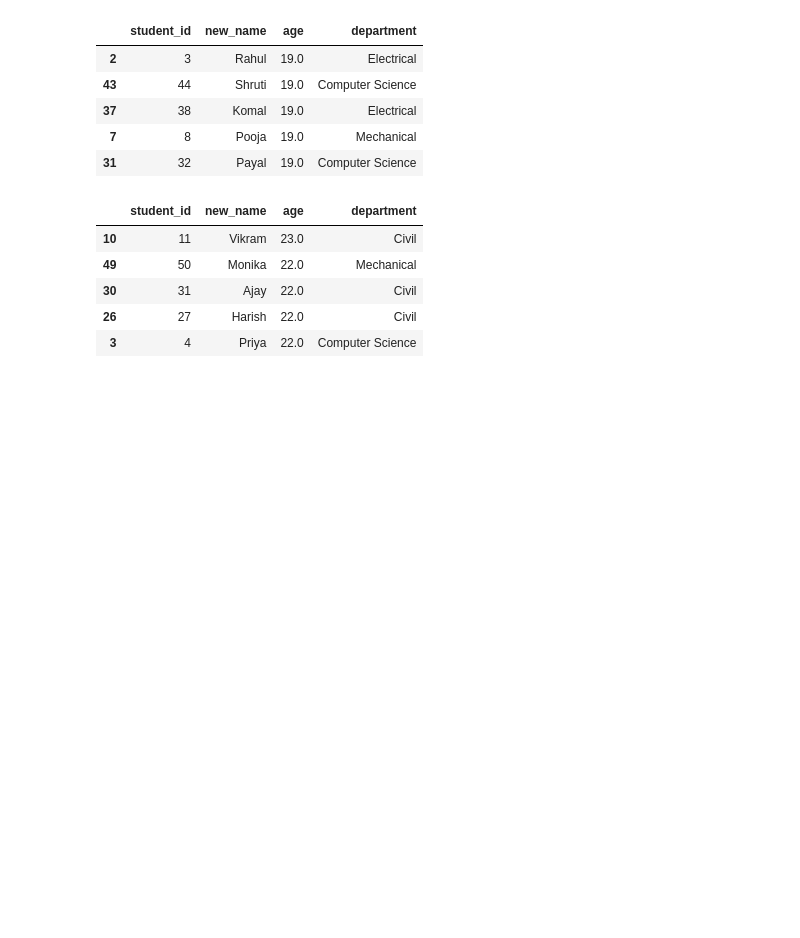
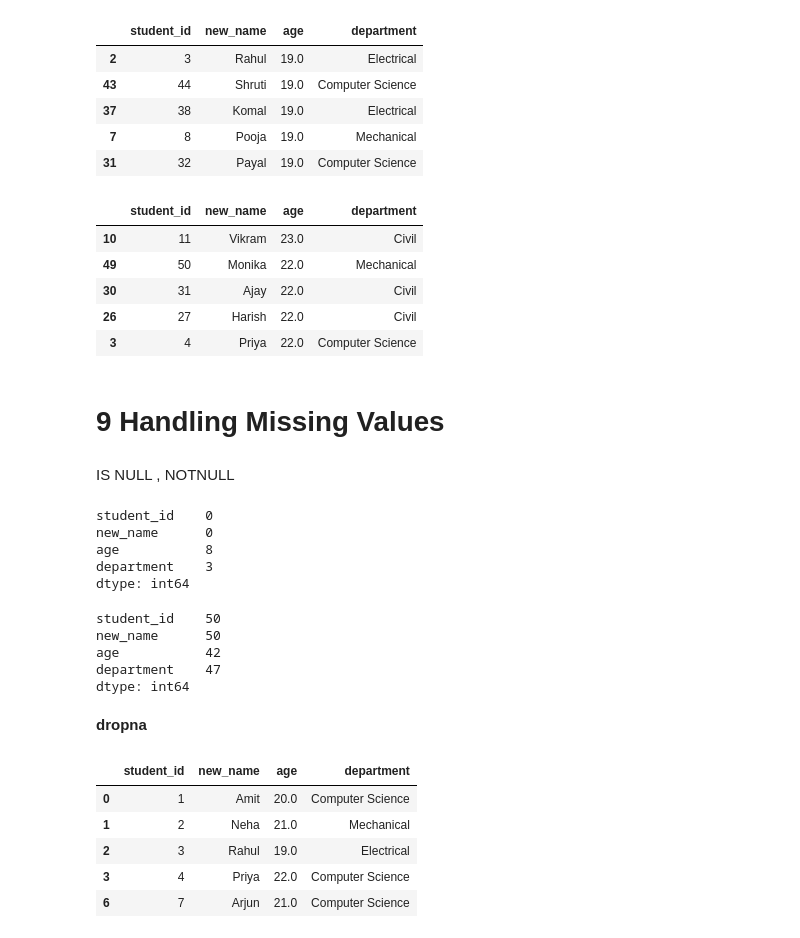
Before and after one commit to layappa/pandas-for-data-analysis, a Jupyter notebook: complete_pandas_operations.ipynb, the cells around one changed output. Drawn from its saved outputs; the diff is of its cells as text; code cells hidden in the pictures; blank space fills up the shorter version.

Commit message:
add handling missing values and data type operations

```diff
--- a/complete_pandas_operations.ipynb
+++ b/complete_pandas_operations.ipynb
@@ -261,3 +261,34 @@ student_data.sort_values("age",ascending=False).head()
 | 30 | 31 | Ajay | 22.0 | Civil |
 | 26 | 27 | Harish | 22.0 | Civil |
 | 3 | 4 | Priya | 22.0 | Computer Science |
+# %% [markdown]
+# 9 Handling Missing Values
+# %% [markdown]
+IS NULL , NOTNULL
+# %%
+student_data.isnull().sum()
+# %% [output]
+student_id    0
+new_name      0
+age           8
+department    3
+dtype: int64
+# %%
+student_data.notnull().sum()
+# %% [output]
+student_id    50
+new_name      50
+age           42
+department    47
+dtype: int64
+# %% [markdown]
+**dropna**
+# %%
+student_data.dropna().head()
+# %% [output]
+|  | student_id | new_name | age | department |
+| 0 | 1 | Amit | 20.0 | Computer Science |
+| 1 | 2 | Neha | 21.0 | Mechanical |
+| 2 | 3 | Rahul | 19.0 | Electrical |
+| 3 | 4 | Priya | 22.0 | Computer Science |
+| 6 | 7 | Arjun | 21.0 | Computer Science |
```
Also changed, not shown: parts of 10 cells of this notebook.
